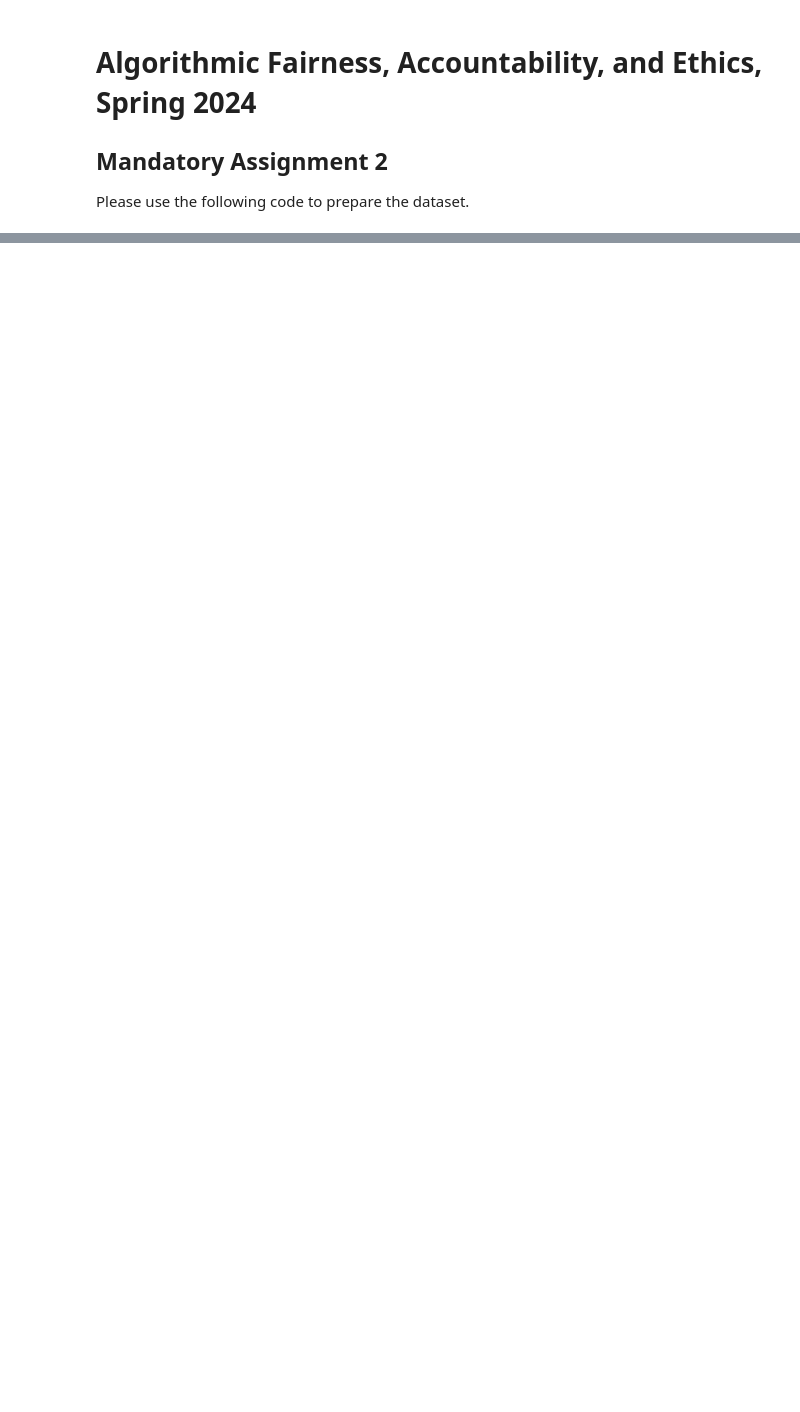
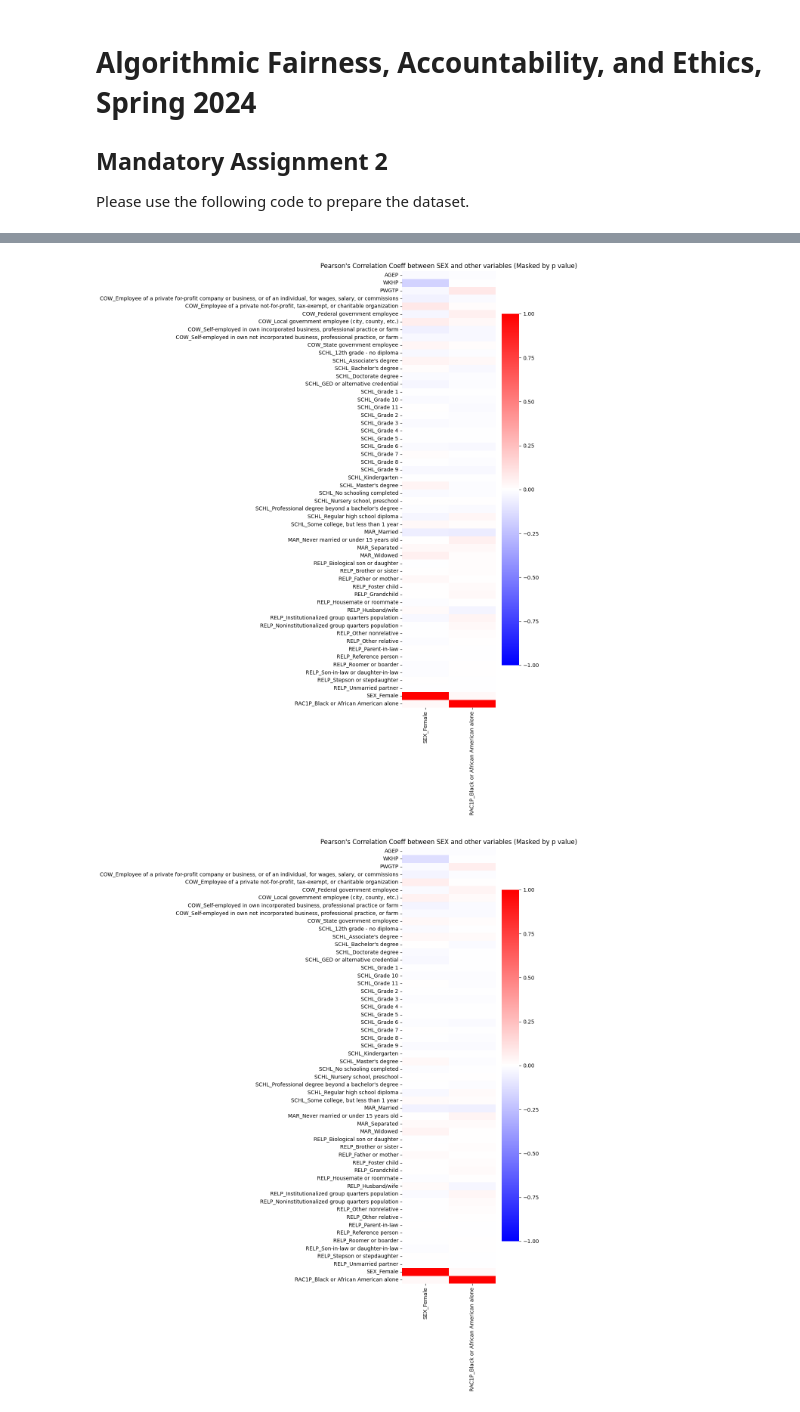
Before and after one commit to hugzito/AF2, a Jupyter notebook: afae24-assignment-02-template.ipynb, the cells around one changed output, grey strips where cells are left out. Saved outputs shown, nothing was run; the diff lists cells and outputs as text; code cells hidden in the pictures; blank space fills up the shorter version.

```diff
--- a/afae24-assignment-02-template.ipynb
+++ b/afae24-assignment-02-template.ipynb
@@ -143,21 +173,63 @@ Xs_test_np = X_test.values[:, :54]
 # %%
 # ### Create a fairer version of the dataset to protect select groups
 # protected_cols = ['RAC1P_Black or African American alone','SEX_Female']
 # X_train_unprotected, X_train_protected = X_train.drop(columns = protected_cols), X_train[protected_cols]
 # X_test_unprotected, X_test_protected = X_test.drop(columns = protected_cols), X_test[protected_cols]
 
-def debias_features(Xs_np, Xs_p):
+def debias_features(Xs_np, Xs_p, lambda_param=0.7):
     import scipy
     assert Xs_np.shape[0]==Xs_p.shape[0]
 
     # Find orthonormal basis of protected features
     orthbasis = scipy.linalg.orth(Xs_p)
 
     # Debias nonprotected features
-    Xs_np_debiased = Xs_np - orthbasis @ orthbasis.T @ Xs_np
+    Xs_np_debiased = Xs_np - lambda_param * (orthbasis @ orthbasis.T @ Xs_np)
 
     # Return debiased nonprotected features
     return Xs_np_debiased
+accuracies_all = []
+accuracies_sex_1 = []
+accuracies_sex_2 = []
+accuracies_race_1 = []
+accuracies_race_2 = []
+protected_cols = ['RAC1P_Black or African American alone', 'SEX_Female']
 
-X_train_unprotected_debiased = debias_features(Xs_train_np, Xs_train_p)
-X_train_debiased = np.concatenate([X_train_unprotected_debiased, Xs_train_p], axis=1)
+for idx, i in enumerate([0.1, 1/3, 0.5, 2/3, 1]):
+    X_train_unprotected_debiased = debias_features(Xs_train_np, Xs_train_p, i)
+    X_train_debiased = np.concatenate([X_train_unprotected_debiased, Xs_train_p], axis=1)
+    # Compute correlation matrix
+    n_features = X_train.shape[1]
+    corr_ = np.zeros((n_features, n_features))
+    p_ = np.zeros((n_features, n_features))
+    for i in range(n_features):
+        for j in range(n_features):
+            corr_[i,j], p_[i,j] = pearsonr(X_train_debiased[:,i], X_train_debiased[:,j])
+            corr_ = np.nan_to_num(corr_, 0)
+
+    # Plot correlations with protected features
+    plt.figure(idx, figsize=(4,15))
+    sns.heatmap(corr_[:,54:], cmap="bwr", xticklabels=features.columns[54:], yticklabels=features.columns, vmin=-1, vmax=1)
+    plt.title("Pearson's Correlation Coeff between SEX and other variables (Masked by p value)")
+    plt.show()
+    # Train a classifier on the debiased data for each group
+    gbc.fit(X_train_debiased, y_train)
+    probs = gbc.predict_proba(X_test)[:, 1]
+    fpr, tpr, thresholds = roc_curve(y_test, probs)
+    accuracy = accuracy_score(y_test, probs > 0.5)
+    accuracies_all.append(accuracy)
+    X_test_men = X_test[X_test['SEX_Female'] > 0]
+    X_test_women = X_test[X_test['SEX_Female'] < 0]
+    y_test_men = y_test.loc[X_test_men.index]
+    y_test_women = y_test.loc[X_test_women.index]
+    X_test_black = X_test[X_test['RAC1P_Black or African American alone'] > 0]
+    X_test_non_black = X_test[X_test['RAC1P_Black or African American alone'] < 0]
+    y_test_black = y_test.loc[X_test_black.index]
+    y_test_non_black = y_test.loc[X_test_non_black.index]
+    accuracies_race_1.append(accuracy_score(y_test_black, gbc.predict(X_test_black)))
+    accuracies_race_2.append(accuracy_score(y_test_non_black, gbc.predict(X_test_non_black)))
+    accuracies_sex_1.append(accuracy_score(y_test_women, gbc.predict(X_test_women)))
+    accuracies_sex_2.append(accuracy_score(y_test_men, gbc.predict(X_test_men)))
+# %% [output]
+[figure, added]
+[figure, added]
```
Also changed, not shown: parts of 8 cells of this notebook, 1 other file.
